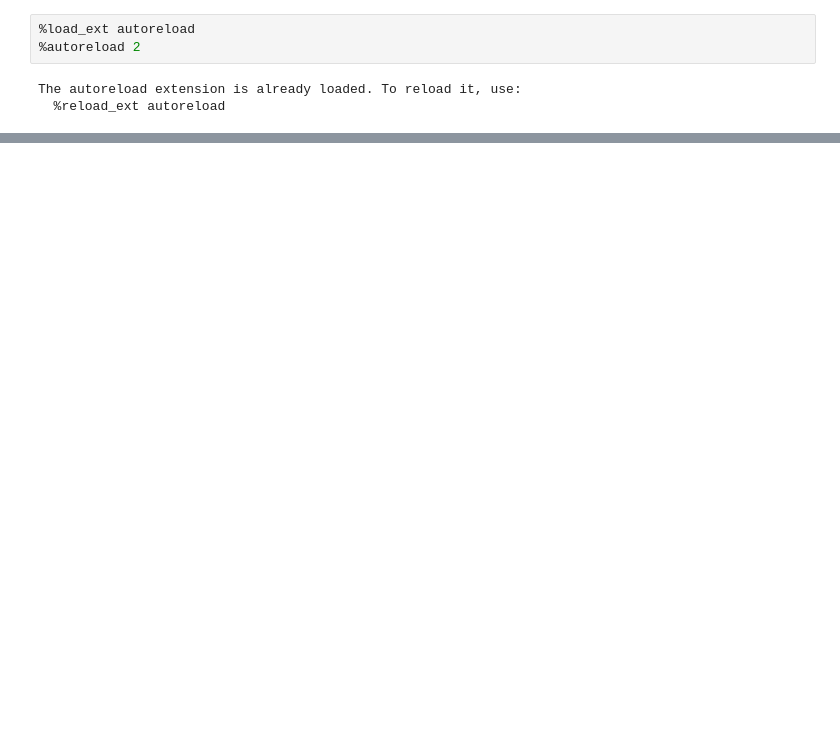
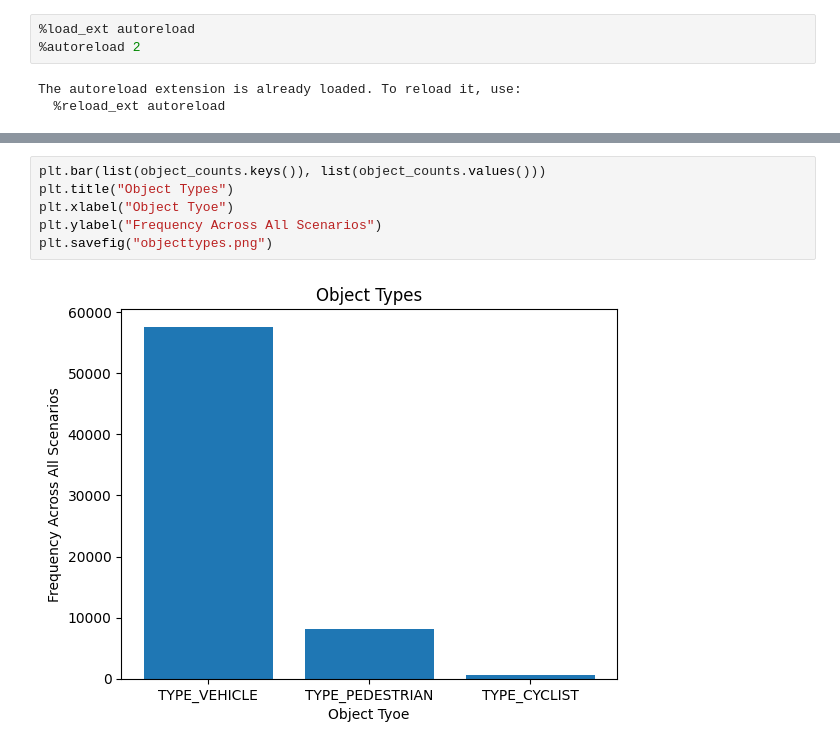
Before and after one commit to knarfammussa/KimchiVision, a Jupyter notebook: eda.ipynb, the cells around one changed output, grey strips where cells are left out. Drawn from its saved outputs; the diff is of its cells as text; blank space fills up the shorter version.

```diff
--- a/eda.ipynb
+++ b/eda.ipynb
@@ -53,0 +84,8 @@ map_features = scenario.map_features
+# %%
+plt.bar(list(object_counts.keys()), list(object_counts.values()))
+plt.title("Object Types")
+plt.xlabel("Object Tyoe")
+plt.ylabel("Frequency Across All Scenarios")
+plt.savefig("objecttypes.png")
+# %% [output]
+[figure, added]
```
Also changed, not shown: parts of 5 cells of this notebook, 4 other files.
